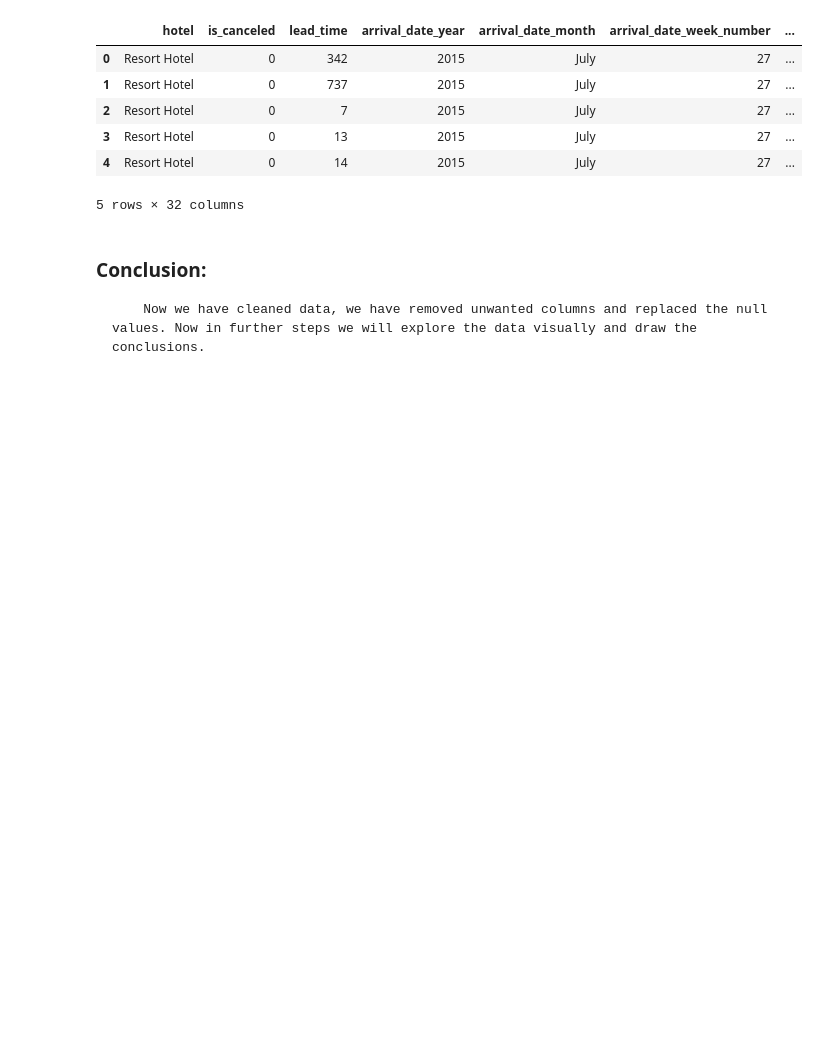
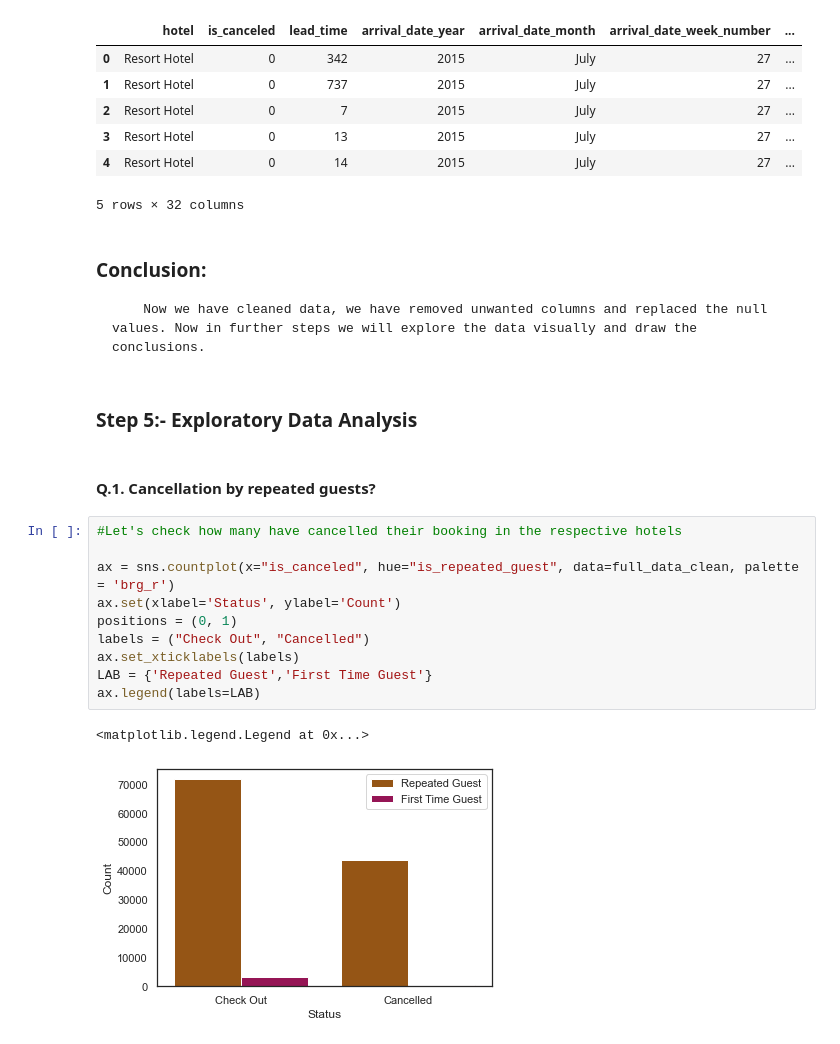
Before and after one commit to Binita72/Hotel_Booking_Prediction, a Jupyter notebook: Prediction_of_Hotel_Booking.ipynb, the cells around one changed output. Saved outputs shown, nothing was run; the diff lists cells and outputs as text; blank space fills up the shorter version.

```diff
--- a/Prediction_of_Hotel_Booking.ipynb
+++ b/Prediction_of_Hotel_Booking.ipynb
@@ -154,3 +154,20 @@ full_data_clean.head()
 # %% [markdown]
 ### Conclusion:
         Now we have cleaned data, we have removed unwanted columns and replaced the null values. Now in further steps we will explore the data visually and draw the conclusions.
+# %% [markdown]
+### Step 5:- Exploratory Data Analysis
+# %% [markdown]
+#### Q.1. Cancellation by repeated guests?
+# %%
+#Let's check how many have cancelled their booking in the respective hotels
+
+ax = sns.countplot(x="is_canceled", hue="is_repeated_guest", data=full_data_clean, palette = 'brg_r')
+ax.set(xlabel='Status', ylabel='Count')
+positions = (0, 1)
+labels = ("Check Out", "Cancelled")
+ax.set_xticklabels(labels)
+LAB = {'Repeated Guest','First Time Guest'}
+ax.legend(labels=LAB)
+# %% [output]
+<matplotlib.legend.Legend at 0x...>
+[figure, added]
```
Also changed, not shown: parts of 7 cells of this notebook.
